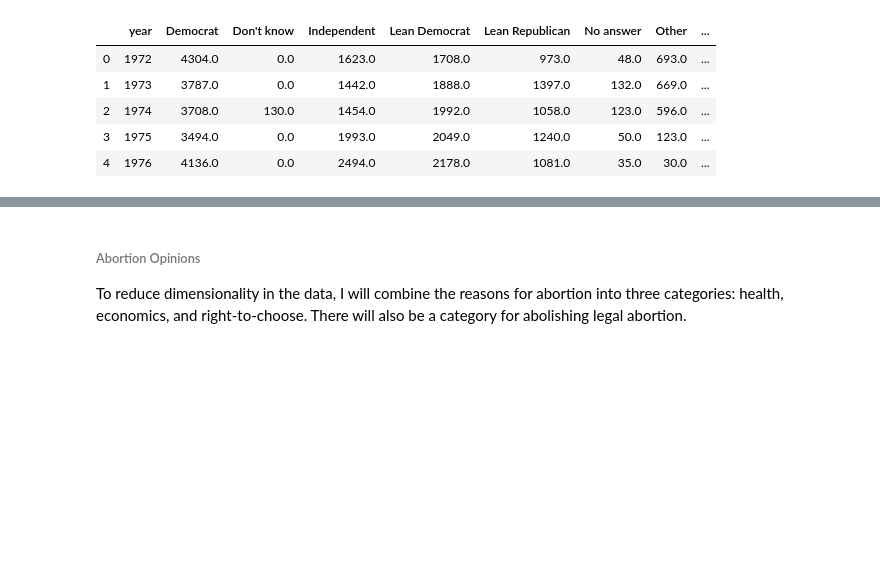
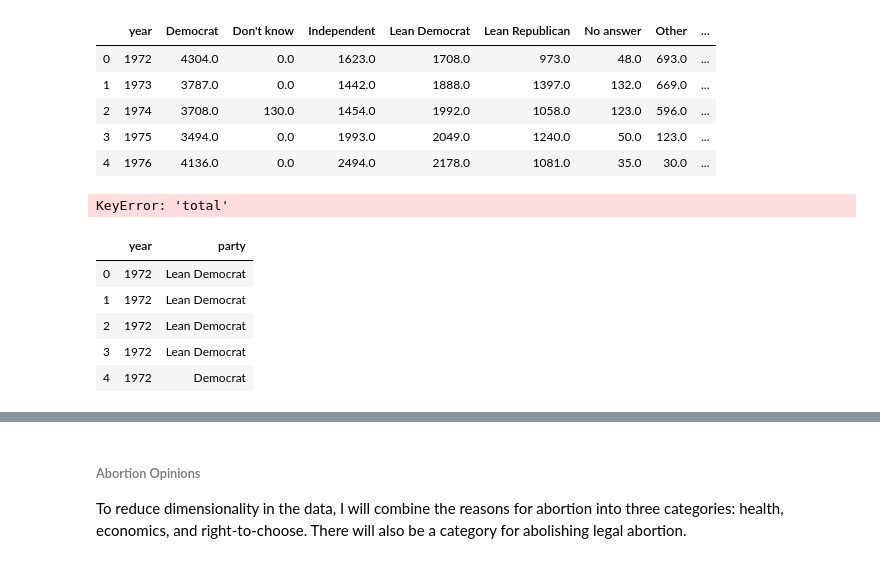
Before and after one commit to shsobieski/Faultlines, a Jupyter notebook: cleaning.ipynb, the cells around one changed output, grey strips where cells are left out. Cells and saved outputs as stored; diff of their text form; code cells hidden in the pictures; blank space fills up the shorter version.

```diff
--- a/cleaning.ipynb
+++ b/cleaning.ipynb
@@ -121,9 +122,19 @@ grouped.head()
 parties = ['Democrat', 'Independent', 'Lean Democrat',
            'Lean Republican', 'Other', 'Republican',
            'Strong Democrat', 'Strong Republican']
-grouped['total'] = 0
+# grouped['total'] = 0
 for party in parties:
     grouped['total'] += grouped[party]
-grouped['total'].head()
 for party in parties:
     grouped['percent '+ party]= grouped[party]/grouped['total']
+# %% [output]
+KeyError: 'total'
+# %%
+party.head()
+# %% [output]
+|  | year | party |
+| 0 | 1972 | Lean Democrat |
+| 1 | 1972 | Lean Democrat |
+| 2 | 1972 | Lean Democrat |
+| 3 | 1972 | Lean Democrat |
+| 4 | 1972 | Democrat |
```
Also changed, not shown: parts of 7 cells of this notebook, 1 other file.
